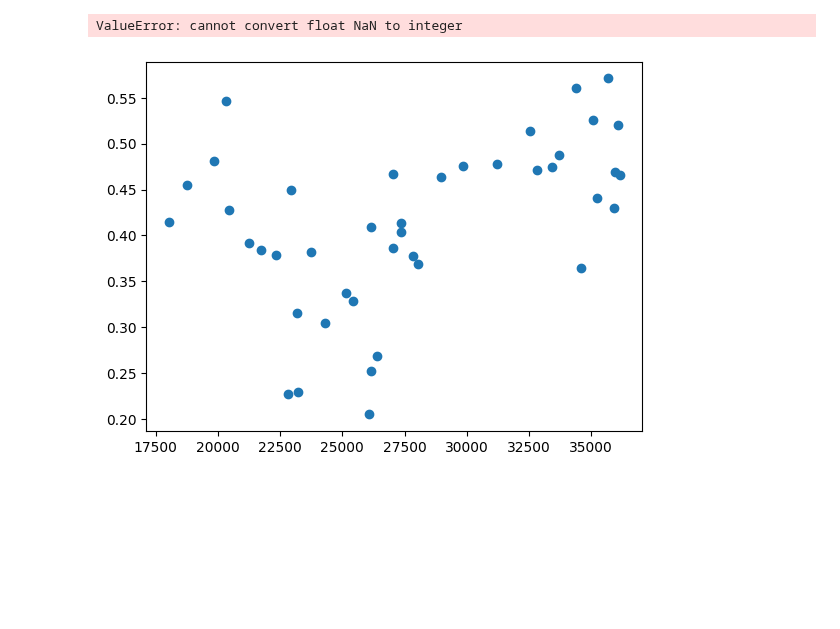
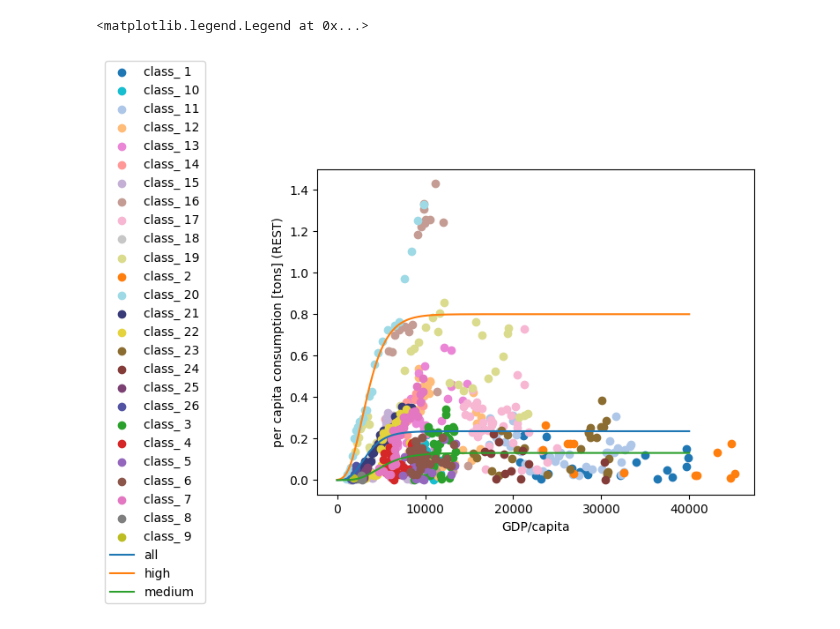
Before and after one commit to imagepbl/image-materials, a Jupyter notebook: imagematerials/rest_of/scripts_test/cement.ipynb, the cells around one changed output. Cells and saved outputs as stored; diff of their text form; code cells hidden in the pictures; blank space fills up the shorter version.

```diff
--- a/imagematerials/rest_of/scripts_test/cement.ipynb
+++ b/imagematerials/rest_of/scripts_test/cement.ipynb
@@ -38,7 +55,19 @@ cement.calculate_historic_other_fraction()
 # %%
 # Fit models
-cement.calculate_regressors(cement.historic_consumption_data)
-cement.fit_models(best_rmse_models=None)
+cement.calculate_regressors(cement.historic_other_fraction_consumption)
+
+best_rmse_models={
+    'all' : 'gompertz model',
+    'high': 'gompertz model',
+    'medium': 'gompertz model'}
+
+bounds = {
+    'all' : ([0, 0, 0], [10, 10, 10]),
+    'high': ([0, 0, 0], [0.8, 10, 10]),
+    'medium': ([0, 5, 0], [10, 10, 10]),
+}
+
+cement.fit_models(best_rmse_models, bounds)
 
 # Best models
 cement.best_rmse_models
@@ -49,37 +78,36 @@ cement.project_on_total(all_regions_list_class[:-1])
 # %%
 # Plot regression with GDP/cap on x axis and cons/cap on y axis only for years that were fitted
 
 colors = [
     '#1f77b4', '#ff7f0e', '#2ca02c', '#d62728', '#9467bd',
     '#8c564b', '#e377c2', '#7f7f7f', '#bcbd22', '#17becf',
-    '#aec7e8', '#ffbb78', '#98df8a', '#ff9896', '#c5b0d5',
+    '#aec7e8', '#ffbb78', "#EB85D5", '#ff9896', '#c5b0d5',
     '#c49c94', '#f7b6d2', '#c7c7c7', '#dbdb8d', '#9edae5',
-    '#393b79', '#637939', '#8c6d31', '#843c39', '#7b4173',
+    '#393b79', "#E4D33D", '#8c6d31', '#843c39', '#7b4173',
     '#5254a3'
 ]
 
 # Create the mapping dictionary
 color_dict = {f"class_ {i+1}": colors[i] for i in range(26)}
 
 fig, ax = plt.subplots()             # Create a figure containing a single Axes.
 
 
 for region in cement.cons_capita.columns:
     ax.scatter(cement.gdp_pc[region],
                cement.cons_capita[region],
                label = region,
                color = color_dict.get(region))
 
-
-    ax.plot(cement.region_model_match.get(region).predict(np.arange(1, 40001).reshape(-1, 1)),
-            color = color_dict.get(region))
+for grouping in cement_grouping.keys():
+    model = cement.model_groups[grouping][models_output_dict[cement.best_rmse_models[grouping]]]
+    ax.plot(model.predict(np.arange(1, 40001).reshape(-1, 1).astype(float)),
+            label = grouping)
 
 ax.set_ylabel("per capita consumption [tons] (REST)")
 ax.set_xlabel("GDP/capita")
 
-
-
 ax.legend(loc = 'center left', bbox_to_anchor=(-0.5, 0.5))
 # %% [output]
-ValueError: cannot convert float NaN to integer
+<matplotlib.legend.Legend at 0x...>
-[figure, old version]
+[figure, new version]
```
Also changed, not shown: parts of 5 cells of this notebook, 19 other files.
